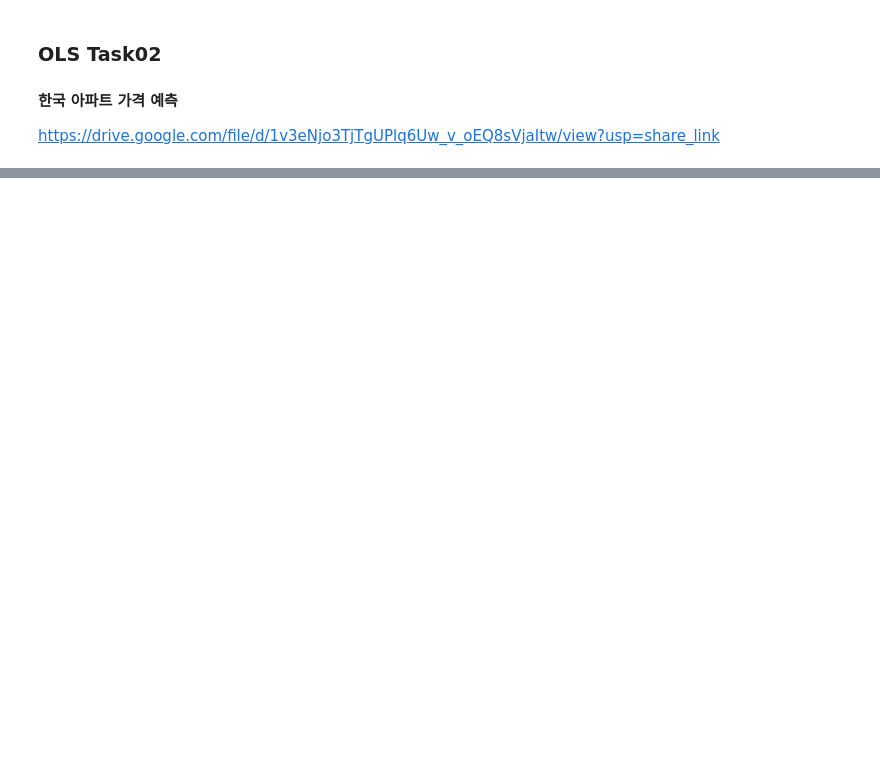
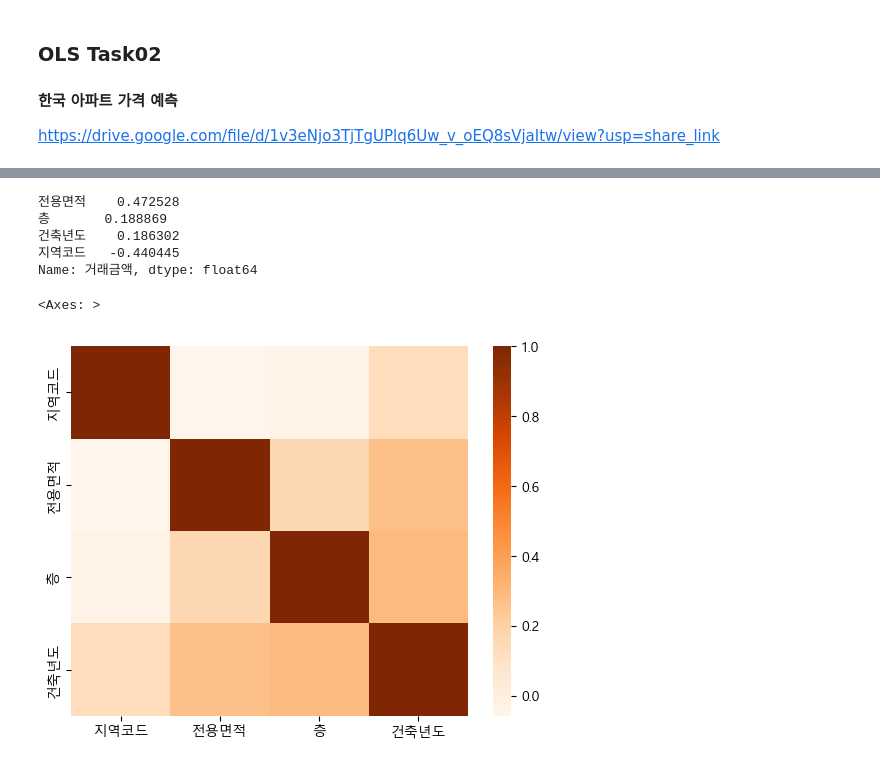
Before and after one commit to NoviceKim/machine-learning, a Jupyter notebook: c_regression/d_OLS_task02.ipynb, the cells around one changed output, grey strips where cells are left out. Cells and saved outputs as stored; diff of their text form; code cells hidden in the pictures; blank space fills up the shorter version.

```diff
--- a/c_regression/d_OLS_task02.ipynb
+++ b/c_regression/d_OLS_task02.ipynb
@@ -5,0 +639,4 @@ https://drive.google.com/file/d/1v3eNjo3TjTgUPlq6Uw_v_oEQ8sVjaItw/view?usp=share
+# %%
+# 이전 데이터 세트를 다시 사용할 것을 대비해 복사 후 진행
+trd_a_df = pre_a_df.copy()
+trd_a_df
@@ -5,0 +657,4 @@ https://drive.google.com/file/d/1v3eNjo3TjTgUPlq6Uw_v_oEQ8sVjaItw/view?usp=share
+# %%
+# 타겟과의 연관성이 낮았던 동과 아파트 제거
+trd_a_df = trd_a_df.drop(labels=['동', '아파트'], axis=1)
+trd_a_df
@@ -5,0 +675,22 @@ https://drive.google.com/file/d/1v3eNjo3TjTgUPlq6Uw_v_oEQ8sVjaItw/view?usp=share
+# %%
+# 타겟과의 상관관계 출력
+trd_a_df.corr()['거래금액'].sort_values(ascending=False)[1:]
+# %% [output]
+전용면적    0.472528
+층       0.188869
+건축년도    0.186302
+지역코드   -0.440445
+Name: 거래금액, dtype: float64
+# %%
+import matplotlib.pyplot as plt
+import seaborn as sns
+
+# 폰트를 맑은 고딕으로 설정하고 한글 깨짐 방지
+plt.rcParams['font.family'] ='Malgun Gothic'
+plt.rcParams['axes.unicode_minus'] =False
+
+# 현재 feature간 상관관계 시각화
+sns.heatmap(trd_a_df.iloc[:, :-1].corr(), cmap='Oranges')
+# %% [output]
+<Axes: >
+[figure, added]
```
Also changed, not shown: parts of 96 cells of this notebook.
